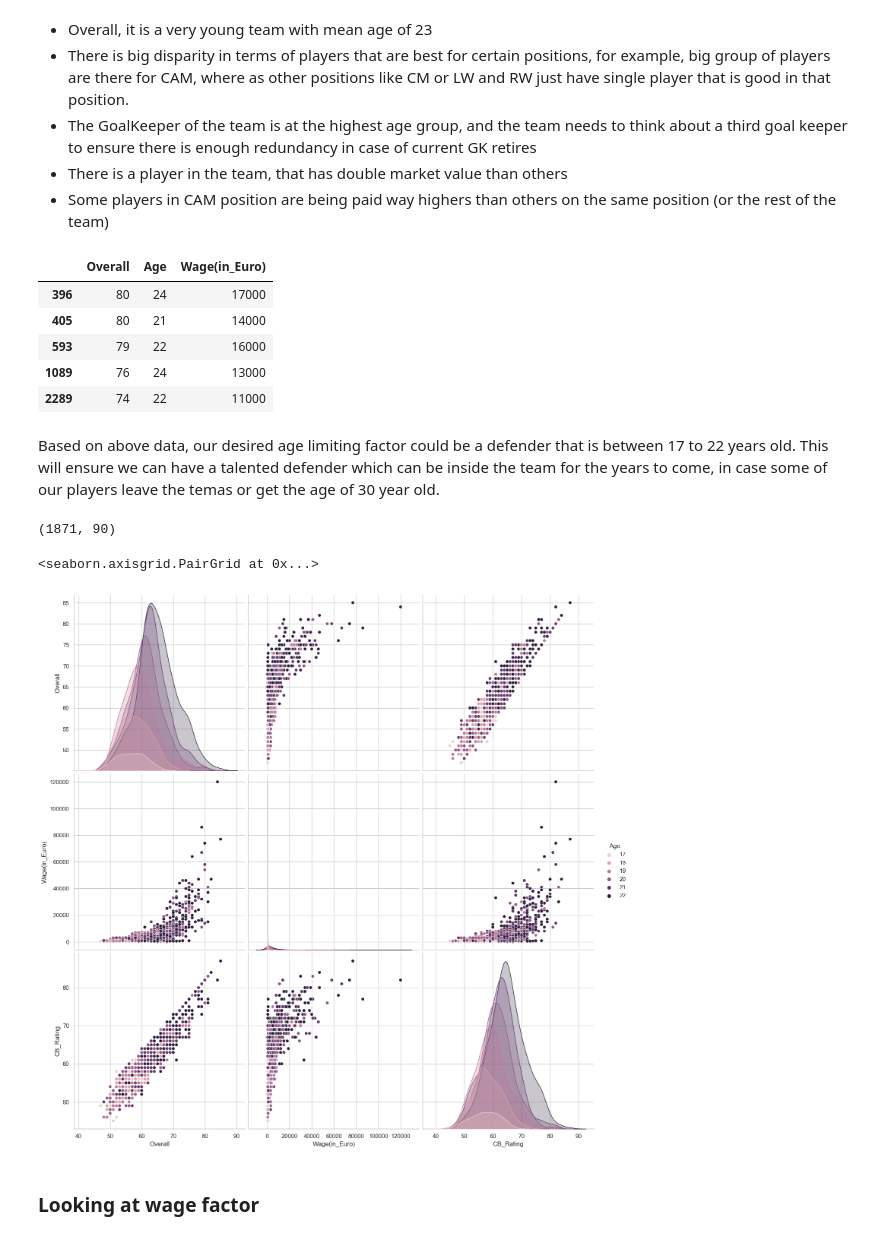
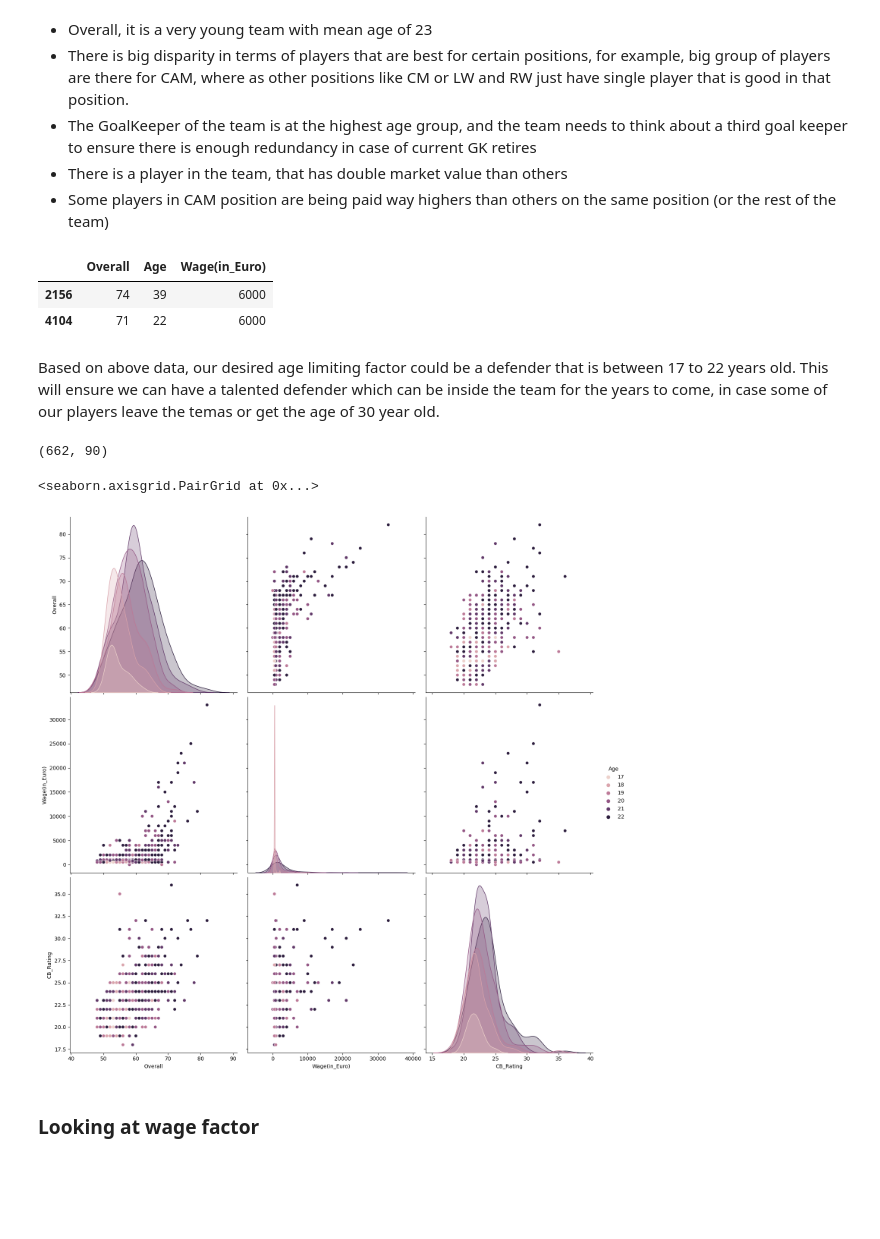
Before and after one commit to JonITTECH/project-fifa-moneyball, a Jupyter notebook: FIFA AJAX.ipynb, the cells around one changed output. Cells and saved outputs as stored; diff of their text form; code cells hidden in the pictures; blank space fills up the shorter version.

```diff
--- a/FIFA AJAX.ipynb
+++ b/FIFA AJAX.ipynb
@@ -373,26 +420,23 @@ plt.show()
 - There is a player in the team, that has double market value than others
 - Some players in CAM position are being paid way highers than others on the same position (or the rest of the team)
 # %%
-ajax[ajax['Position_Category'] == 'Defense'][['Overall', 'Age', 'Wage(in_Euro)']].head()
+ajax[ajax['Position_Category'] == 'Goalkeeper'][['Overall', 'Age', 'Wage(in_Euro)']].head()
 # %% [output]
 |  | Overall | Age | Wage(in_Euro) |
-| 396 | 80 | 24 | 17000 |
-| 405 | 80 | 21 | 14000 |
-| 593 | 79 | 22 | 16000 |
-| 1089 | 76 | 24 | 13000 |
-| 2289 | 74 | 22 | 11000 |
+| 2156 | 74 | 39 | 6000 |
+| 4104 | 71 | 22 | 6000 |
 # %% [markdown]
 Based on above data, our desired age limiting factor could be a defender that is between 17 to 22 years old. This will ensure we can have a talented defender which can be inside the team for the years to come, in case some of our players leave the temas or get the age of 30 year old.
 # %%
-desired_defender = fifa2[(fifa2['Age'] >= 17) & (fifa2['Age'] <= 22) & (fifa2['Position_Category'] == 'Defense')]
-desired_defender.shape
+desired_gk = fifa2[(fifa2['Age'] >= 17) & (fifa2['Age'] <= 22) & (fifa2['Position_Category'] == 'Goalkeeper')]
+desired_gk.shape
 # %% [output]
-(1871, 90)
+(662, 90)
 # %%
-sns.pairplot(desired_defender[['Age','Overall', 'Wage(in_Euro)','CB_Rating']],hue='Age',height=5)
+sns.pairplot(desired_gk[['Age','Overall', 'Wage(in_Euro)','CB_Rating']],hue='Age',height=5)
 # %% [output]
 <seaborn.axisgrid.PairGrid at 0x...>
-[figure, old version]
+[figure, new version]
 # %% [markdown]
 ### Looking at wage factor
 # %% [markdown]
```
Also changed, not shown: parts of 20 cells of this notebook.
